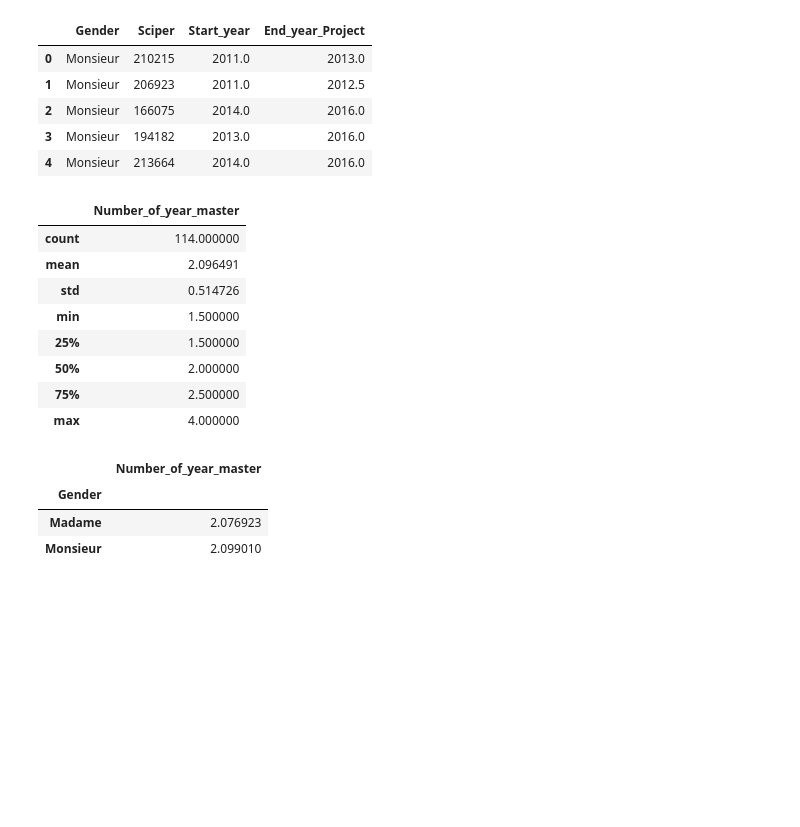
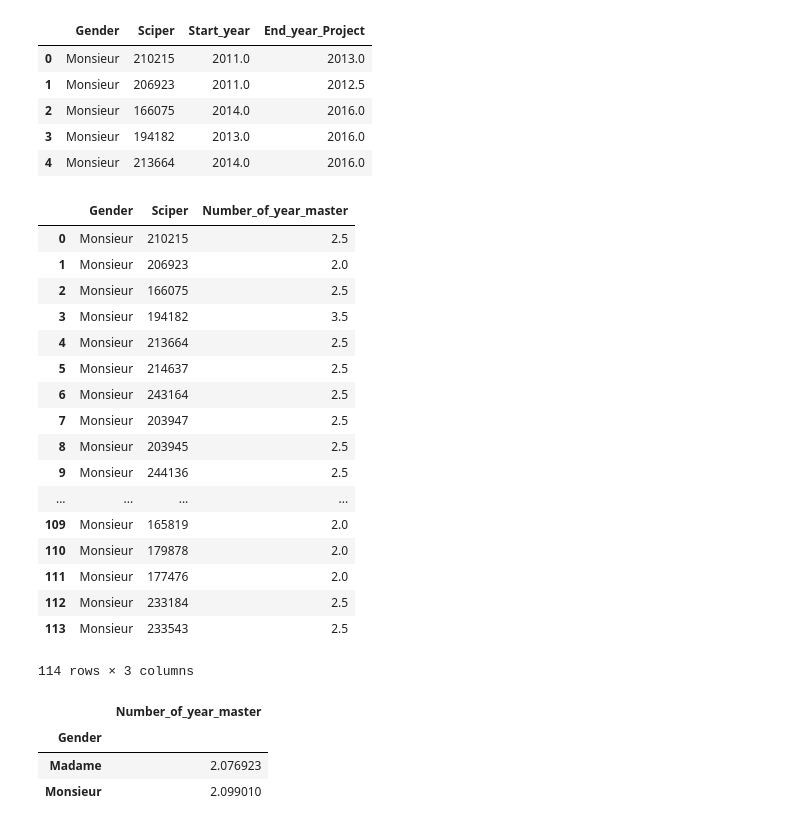
Before and after one commit to nathanquinteiro/ADA-Homework, a Jupyter notebook: 02 - Data from the Web/startMaster.j.ipynb, the cells around one changed output. Cells and saved outputs as stored; diff of their text form; code cells hidden in the pictures; blank space fills up the shorter version.

```diff
--- a/02 - Data from the Web/startMaster.j.ipynb
+++ b/02 - Data from the Web/startMaster.j.ipynb
@@ -504,20 +521,29 @@ master_data.head()
 # %%
 master_duration = (master_data.End_year_Project - master_data.Start_year + 0.5).to_frame()
 
 master_duration_clean = pd.merge(master_data.drop(master_data.columns[[2,3]],axis=1),master_duration,left_index=True,right_index=True)
 master_duration_clean.columns = [['Gender', 'Sciper', 'Number_of_year_master']]
 
-master_duration_clean.describe()
+master_duration_clean
 # %% [output]
-|  | Number_of_year_master |
-| count | 114.000000 |
-| mean | 2.096491 |
-| std | 0.514726 |
-| min | 1.500000 |
-| 25% | 1.500000 |
-| 50% | 2.000000 |
-| 75% | 2.500000 |
-| max | 4.000000 |
+|  | Gender | Sciper | Number_of_year_master |
+| 0 | Monsieur | 210215 | 2.5 |
+| 1 | Monsieur | 206923 | 2.0 |
+| 2 | Monsieur | 166075 | 2.5 |
+| 3 | Monsieur | 194182 | 3.5 |
+| 4 | Monsieur | 213664 | 2.5 |
+| 5 | Monsieur | 214637 | 2.5 |
+| 6 | Monsieur | 243164 | 2.5 |
+| 7 | Monsieur | 203947 | 2.5 |
+| 8 | Monsieur | 203945 | 2.5 |
+| 9 | Monsieur | 244136 | 2.5 |
+| ... | ... | ... | ... |
+| 109 | Monsieur | 165819 | 2.0 |
+| 110 | Monsieur | 179878 | 2.0 |
+| 111 | Monsieur | 177476 | 2.0 |
+| 112 | Monsieur | 233184 | 2.5 |
+| 113 | Monsieur | 233543 | 2.5 |
+114 rows × 3 columns
 # %%
 master_duration_clean.groupby('Gender').mean()
 # %% [output]
```
Also changed, not shown: parts of 20 cells of this notebook.
